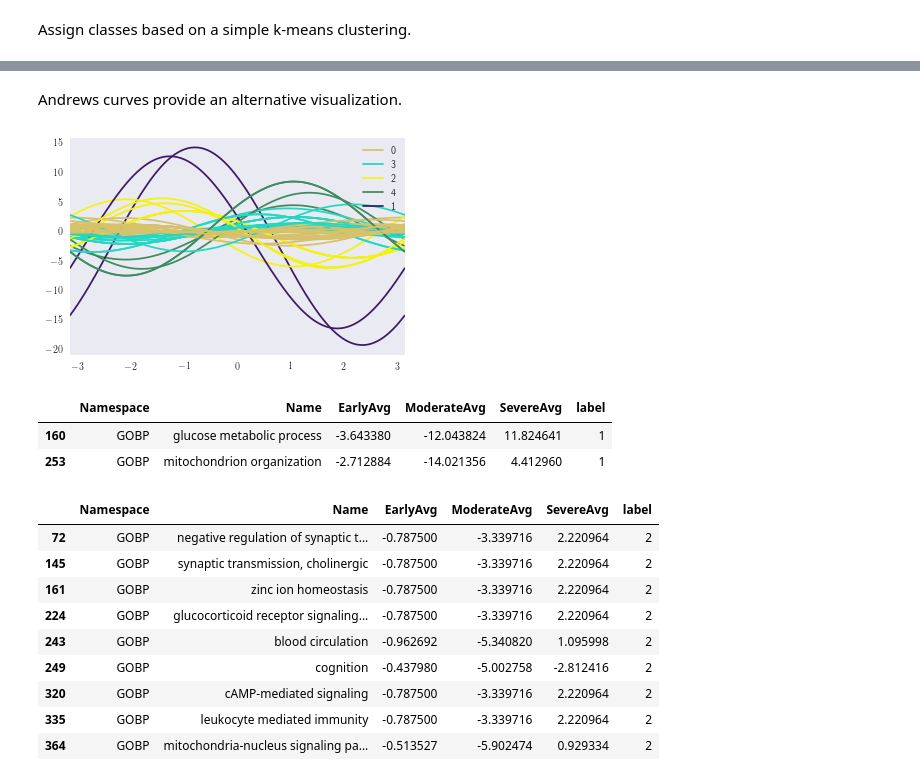
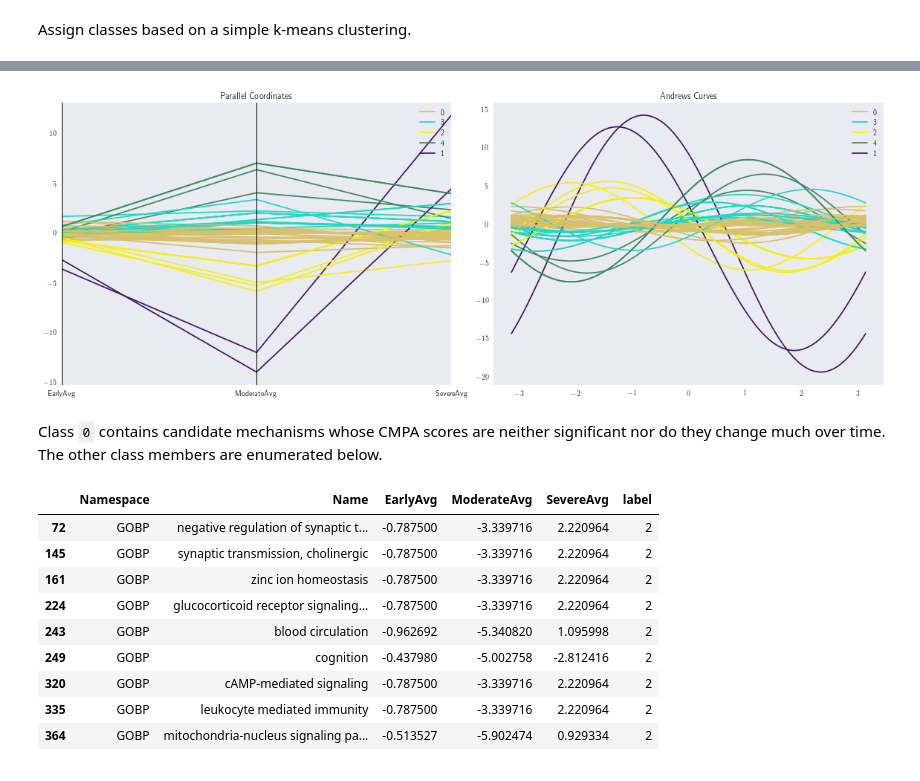
Before and after one commit to pybel/pybel-notebooks, a Jupyter notebook: algorithms/Time Series CMPA.ipynb, the cells around one changed output, grey strips where cells are left out. Cells and saved outputs as stored; diff of their text form; code cells hidden in the pictures.

```diff
--- a/algorithms/Time Series CMPA.ipynb
+++ b/algorithms/Time Series CMPA.ipynb
@@ -97,16 +94,18 @@ plt.show()
-# %% [markdown]
-Andrews curves provide an alternative visualization.
-# %%
-andrews_curves(df[cols + ['label']], 'label')
-plt.show()
-# %% [output]
-[figure, removed]
-# %%
-df[df['label'] == 1]
-# %% [output]
-|  | Namespace | Name | EarlyAvg | ModerateAvg | SevereAvg | label |
-| 160 | GOBP | glucose metabolic process | -3.643380 | -12.043824 | 11.824641 | 1 |
-| 253 | GOBP | mitochondrion organization | -2.712884 | -14.021356 | 4.412960 | 1 |
+# %%
+fix, axes = plt.subplots(1, 2, figsize=(16, 6))
+
+axes[0].set_title('Parallel Coordinates')
+parallel_coordinates(df[cols + ['label']], 'label', ax=axes[0])
+
+axes[1].set_title('Andrews Curves')
+andrews_curves(df[cols + ['label']], 'label', ax=axes[1])
+
+plt.tight_layout()
+plt.show()
+# %% [output]
+[figure, added]
+# %% [markdown]
+Class `0` contains candidate mechanisms whose CMPA scores are neither significant nor do they change much over time. The other class members are enumerated below.
 # %%
 df[df['label'] == 2]
 # %% [output]
```
Also changed, not shown: parts of 5 cells of this notebook.
